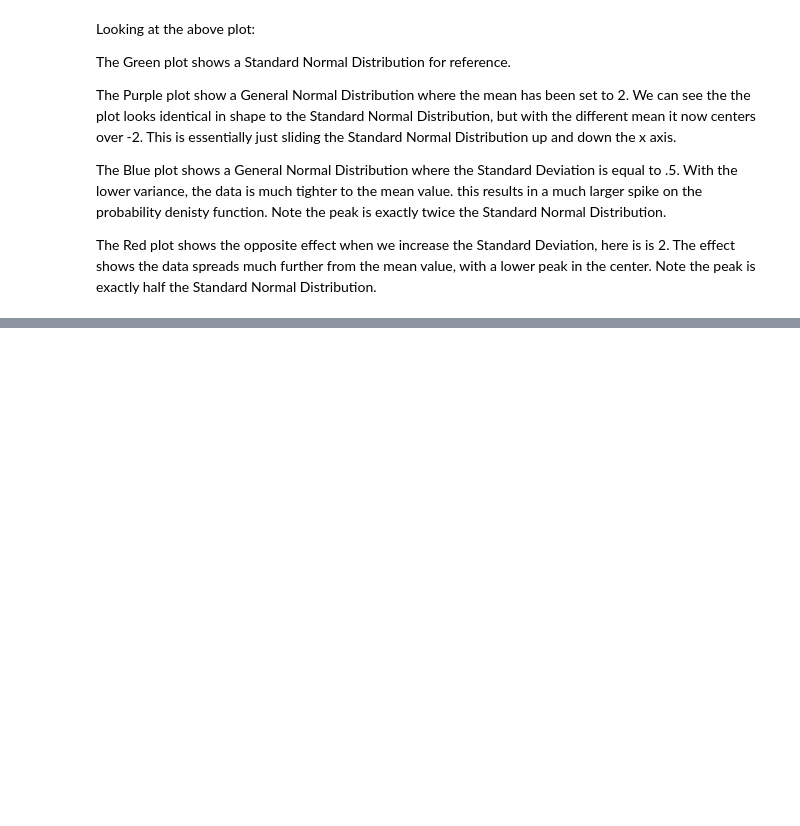
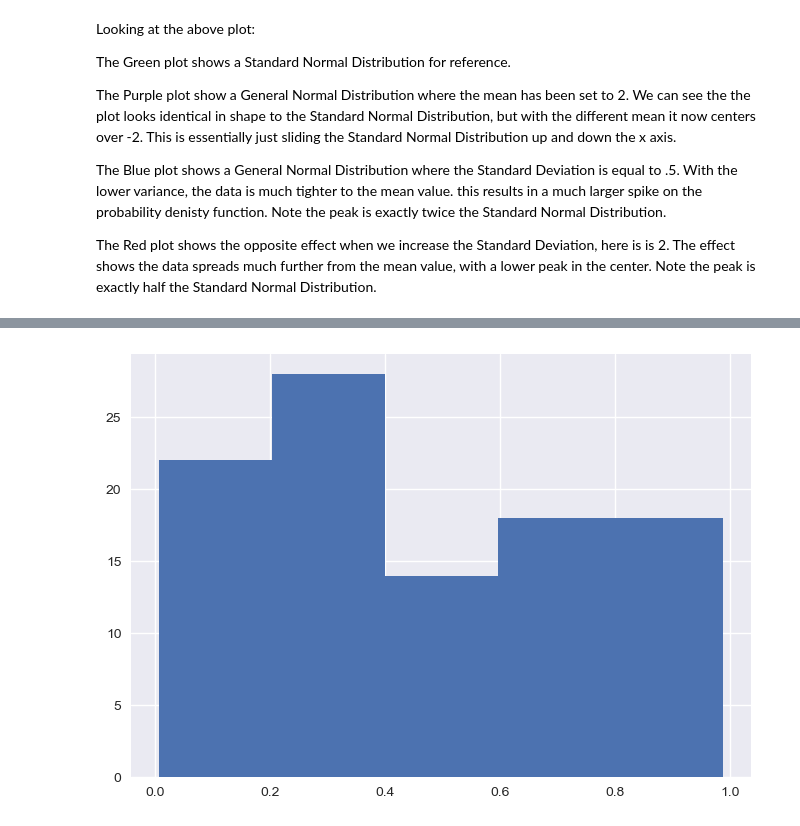
Before and after one commit to DaveAero/Fundamentals-of-Data-Analysis, a Jupyter notebook: Normal Distribution.ipynb, the cells around one changed output, grey strips where cells are left out. Drawn from its saved outputs; the diff is of its cells as text; code cells hidden in the pictures; blank space fills up the shorter version.

```diff
--- a/Normal Distribution.ipynb
+++ b/Normal Distribution.ipynb
@@ -214,0 +223,10 @@ The Red plot shows the opposite effect when we increase the Standard Deviation,
+# %%
+# Create 1000 samples of size 100
+samples = np.random.uniform(0.0, 1.0, (1000, 100))
+
+# Plottting one of these to visualise
+plt.hist(samples[0], bins=5)
+
+plt.show()
+# %% [output]
+[figure, added]
```
Also changed, not shown: parts of 13 cells of this notebook.
